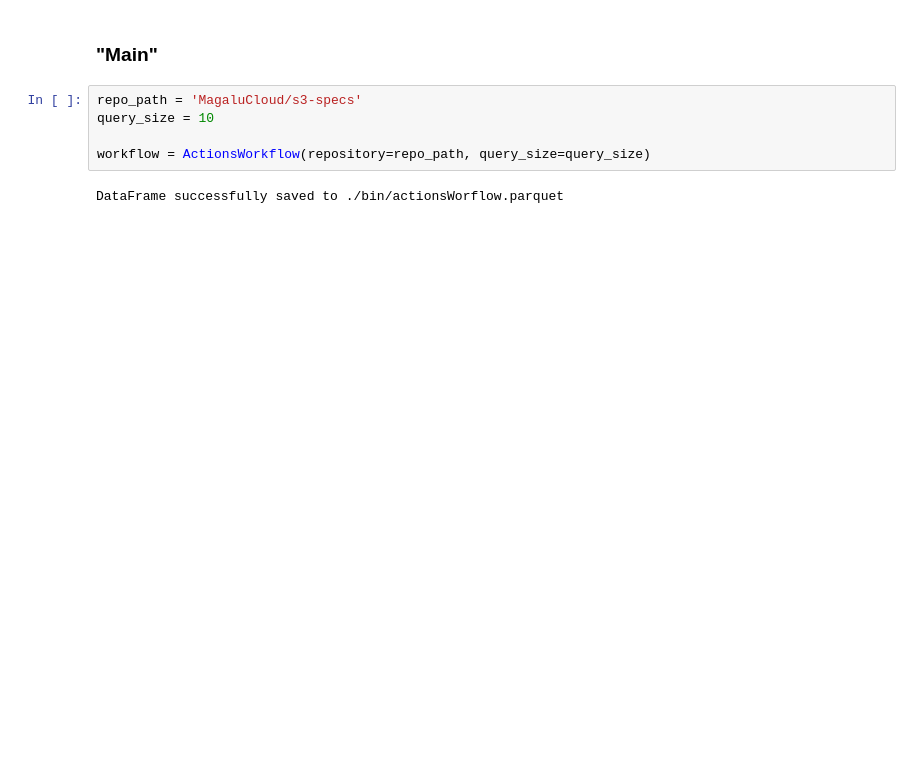
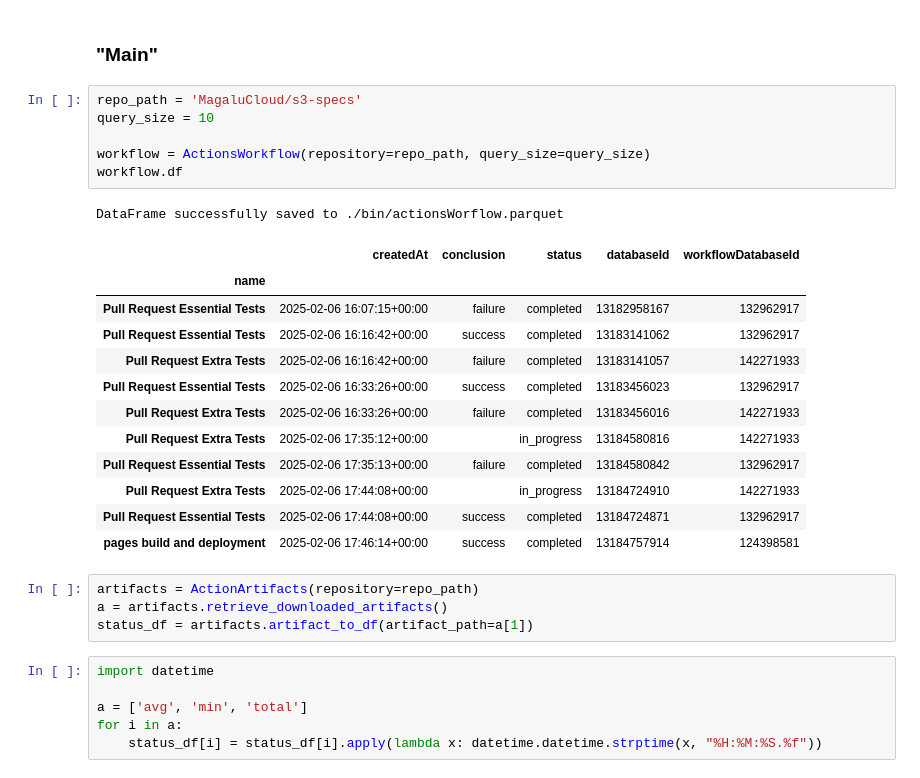
Before and after one commit to 2xlhe/gh-Actions-Reader, a Jupyter notebook: ghActionsReader.ipynb, the cells around one changed output. Cells and saved outputs as stored; diff of their text form; blank space fills up the shorter version.

```diff
--- a/ghActionsReader.ipynb
+++ b/ghActionsReader.ipynb
@@ -241,7 +369,30 @@ class ActionsJobs:
 # %%
 repo_path = 'MagaluCloud/s3-specs'
 query_size = 10
 
 workflow = ActionsWorkflow(repository=repo_path, query_size=query_size)
+workflow.df
 # %% [output]
 DataFrame successfully saved to ./bin/actionsWorflow.parquet
+|  | createdAt | conclusion | status | databaseId | workflowDatabaseId |
+| name |  |  |  |  |  |
+| Pull Request Essential Tests | 2025-02-06 16:07:15+00:00 | failure | completed | 13182958167 | 132962917 |
+| Pull Request Essential Tests | 2025-02-06 16:16:42+00:00 | success | completed | 13183141062 | 132962917 |
+| Pull Request Extra Tests | 2025-02-06 16:16:42+00:00 | failure | completed | 13183141057 | 142271933 |
+| Pull Request Essential Tests | 2025-02-06 16:33:26+00:00 | success | completed | 13183456023 | 132962917 |
+| Pull Request Extra Tests | 2025-02-06 16:33:26+00:00 | failure | completed | 13183456016 | 142271933 |
+| Pull Request Extra Tests | 2025-02-06 17:35:12+00:00 |  | in_progress | 13184580816 | 142271933 |
+| Pull Request Essential Tests | 2025-02-06 17:35:13+00:00 | failure | completed | 13184580842 | 132962917 |
+| Pull Request Extra Tests | 2025-02-06 17:44:08+00:00 |  | in_progress | 13184724910 | 142271933 |
+| Pull Request Essential Tests | 2025-02-06 17:44:08+00:00 | success | completed | 13184724871 | 132962917 |
+| pages build and deployment | 2025-02-06 17:46:14+00:00 | success | completed | 13184757914 | 124398581 |
+# %%
+artifacts = ActionArtifacts(repository=repo_path)
+a = artifacts.retrieve_downloaded_artifacts()
+status_df = artifacts.artifact_to_df(artifact_path=a[1])
+# %%
+import datetime
+
+a = ['avg', 'min', 'total']
+for i in a:
+    status_df[i] = status_df[i].apply(lambda x: datetime.datetime.strptime(x, "%H:%M:%S.%f"))
```
Also changed, not shown: parts of 11 cells of this notebook, 5 other files.
